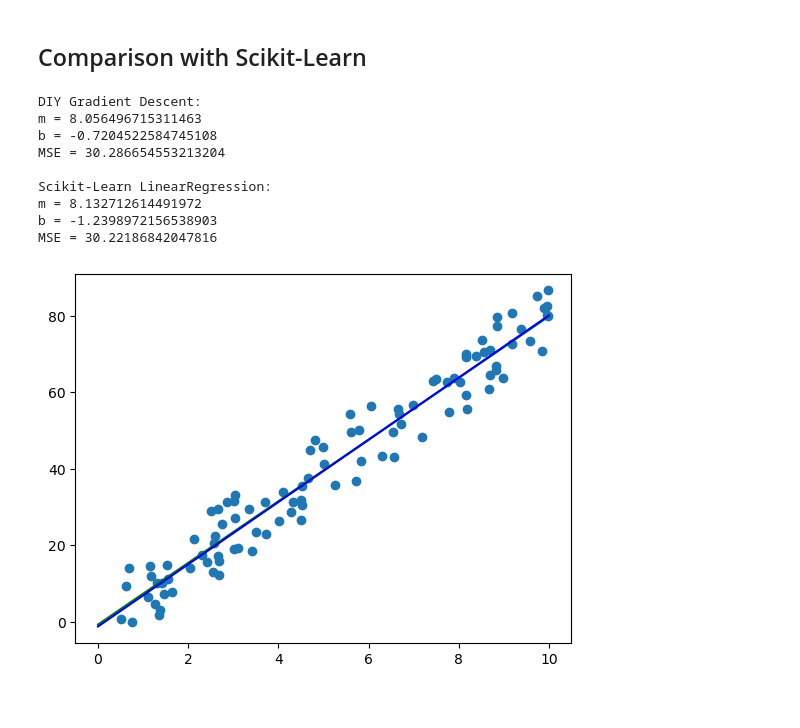
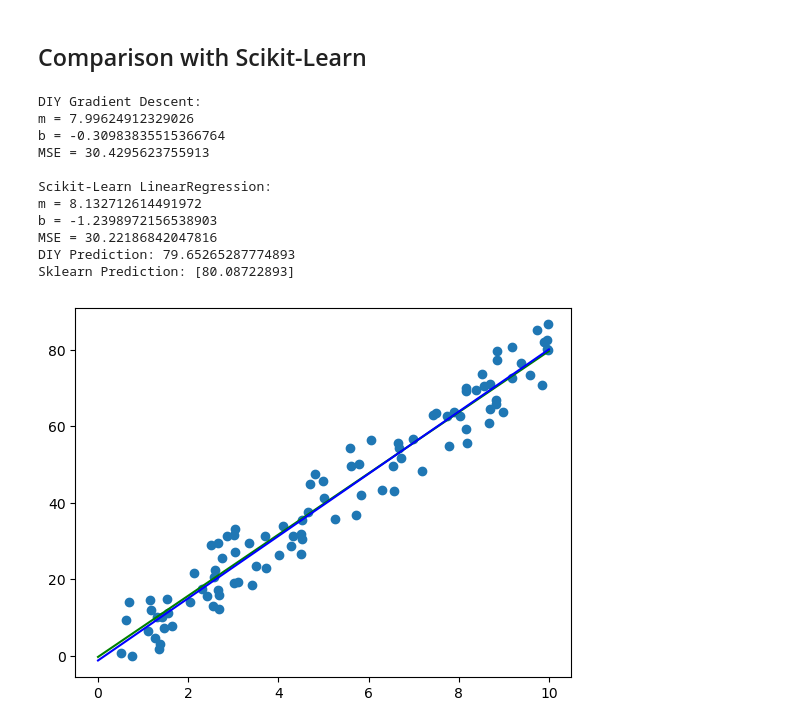
Before and after one commit to zenoooooooooo/mathematics_of_machine_learning, a Jupyter notebook: Linear_Regression.ipynb, the cells around one changed output. Cells and saved outputs as stored; diff of their text form; code cells hidden in the pictures.

```diff
--- a/Linear_Regression.ipynb
+++ b/Linear_Regression.ipynb
@@ -140,35 +140,43 @@ model = LinearRegression()
 
 X = df[['x']]
 y = df['y']
 
 model.fit(X, y)
 
 m_sklearn = model.coef_[0]
 b_sklearn = model.intercept_
 
 print("DIY Gradient Descent:")
 print("m =", m)
 print("b =", b)
 print("MSE =", mean_squared_error(m, b, df))
 
 print("\nScikit-Learn LinearRegression:")
 print("m =", m_sklearn)
 print("b =", b_sklearn)
 print("MSE =", mse_sklearn)
 
+def predict(x, m, b):
+    return m * x + b
+
+diy_pred = predict(10, m, b)
+sklearn_pred = model.predict(np.array([[10]]))
+print("DIY Prediction:", diy_pred)
+print('Sklearn Prediction:', sklearn_pred)
 plt.scatter(df.x, df.y)
 plt.plot(list(range(0, 11)), [m * x + b for x in range(0, 11)], color='green', label='DIY')
 plt.plot(list(range(0, 11)), [m_sklearn * x + b_sklearn for x in range(0, 11)], color='blue', label='Sklearn')
-
 plt.show()
 # %% [output]
 DIY Gradient Descent:
-m = 8.056496715311463
-b = -0.7204522584745108
-MSE = 30.286654553213204
+m = 7.99624912329026
+b = -0.30983835515366764
+MSE = 30.4295623755913
 
 Scikit-Learn LinearRegression:
 m = 8.132712614491972
 b = -1.2398972156538903
 MSE = 30.22186842047816
+DIY Prediction: 79.65265287774893
+Sklearn Prediction: [80.08722893]
-[figure, old version]
+[figure, new version]
```
Also changed, not shown: parts of 4 cells of this notebook.
